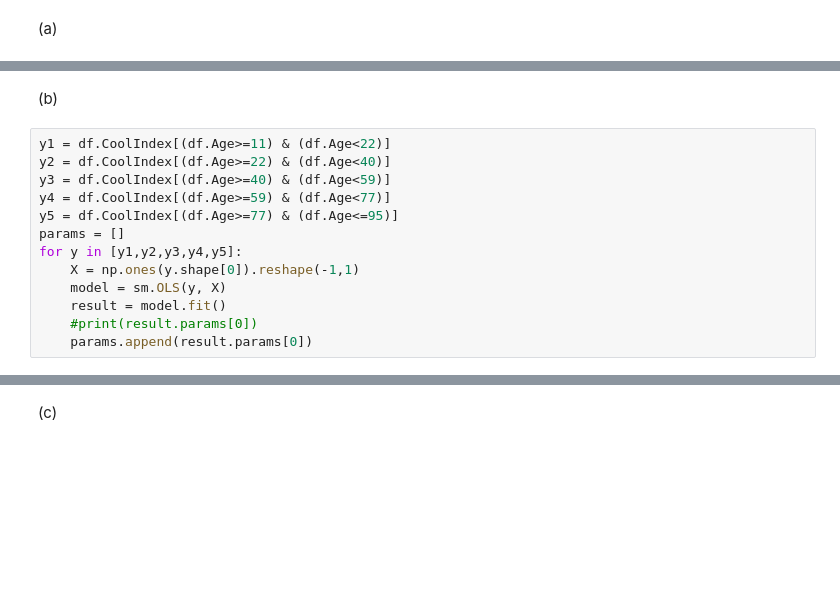
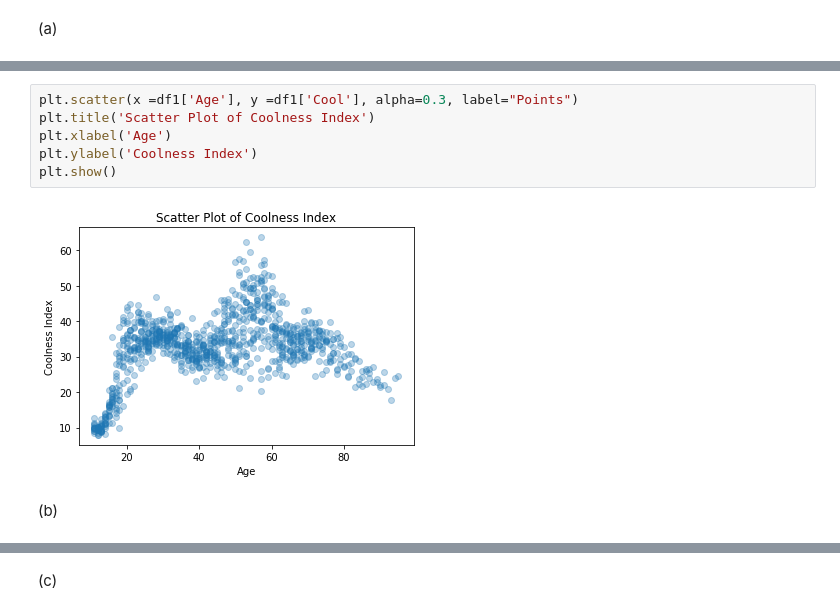
Before and after one commit to TianxinZheng/persp-model-econ_W19, a Jupyter notebook: ProblemSets/PS7/PS7_ANSWER.ipynb, the cells around one changed output, grey strips where cells are left out. Drawn from its saved outputs; the diff is of its cells as text; blank space fills up the shorter version.

```diff
--- a/ProblemSets/PS7/PS7_ANSWER.ipynb
+++ b/ProblemSets/PS7/PS7_ANSWER.ipynb
@@ -212,15 +202,10 @@ Text(0.5,1,'Age distribution of Coolness Index')
+# %%
+plt.scatter(x =df1['Age'], y =df1['Cool'], alpha=0.3, label="Points")
+plt.title('Scatter Plot of Coolness Index')
+plt.xlabel('Age')
+plt.ylabel('Coolness Index')
+plt.show()
+# %% [output]
+[figure, added]
 # %% [markdown]
 (b)
-# %%
-y1 = df.CoolIndex[(df.Age>=11) & (df.Age<22)]
-y2 = df.CoolIndex[(df.Age>=22) & (df.Age<40)]
-y3 = df.CoolIndex[(df.Age>=40) & (df.Age<59)]
-y4 = df.CoolIndex[(df.Age>=59) & (df.Age<77)]
-y5 = df.CoolIndex[(df.Age>=77) & (df.Age<=95)]
-params = []
-for y in [y1,y2,y3,y4,y5]:
-    X = np.ones(y.shape[0]).reshape(-1,1)
-    model = sm.OLS(y, X)
-    result = model.fit()
-    #print(result.params[0])
-    params.append(result.params[0])
```
Also changed, not shown: parts of 24 cells of this notebook.
